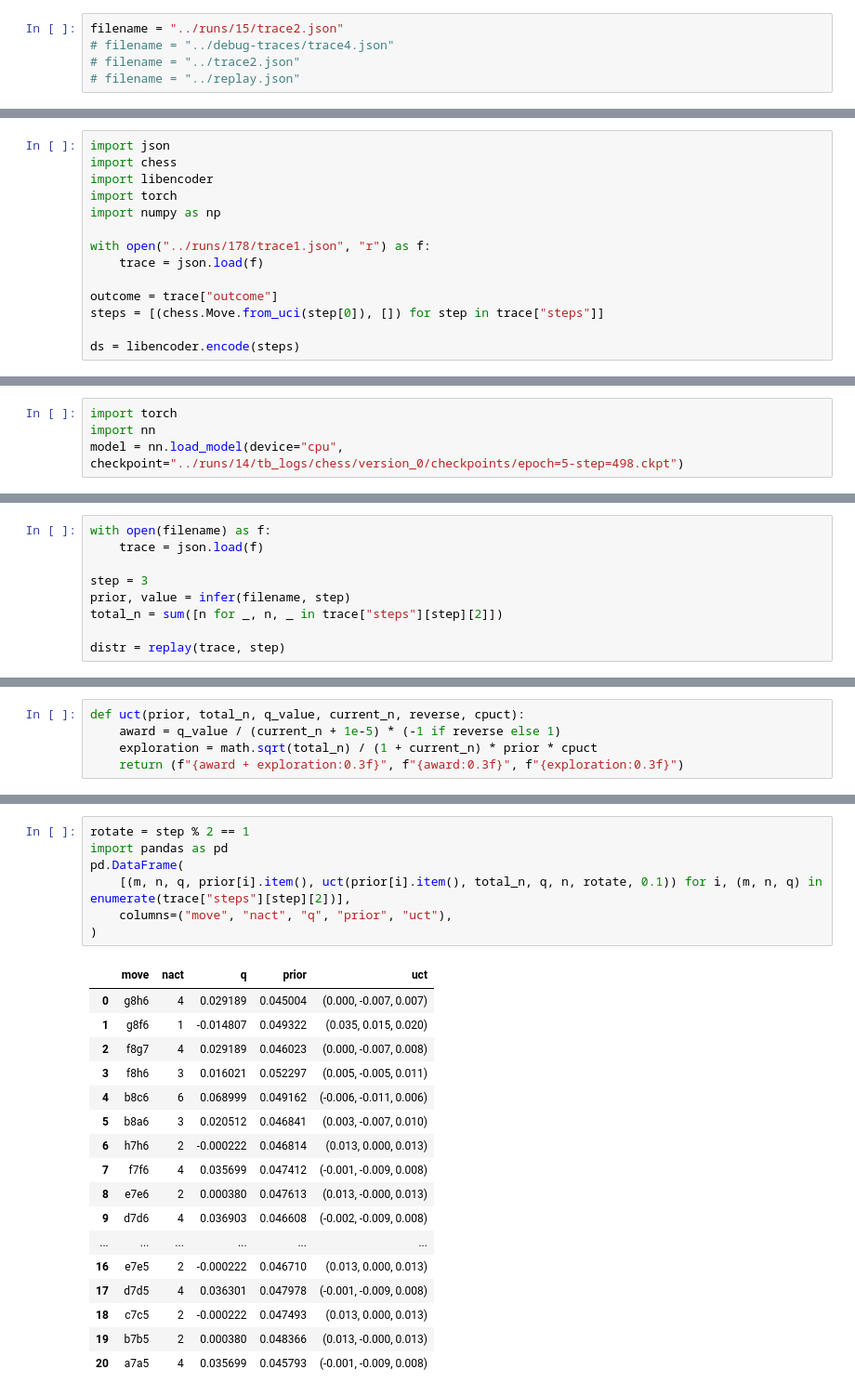
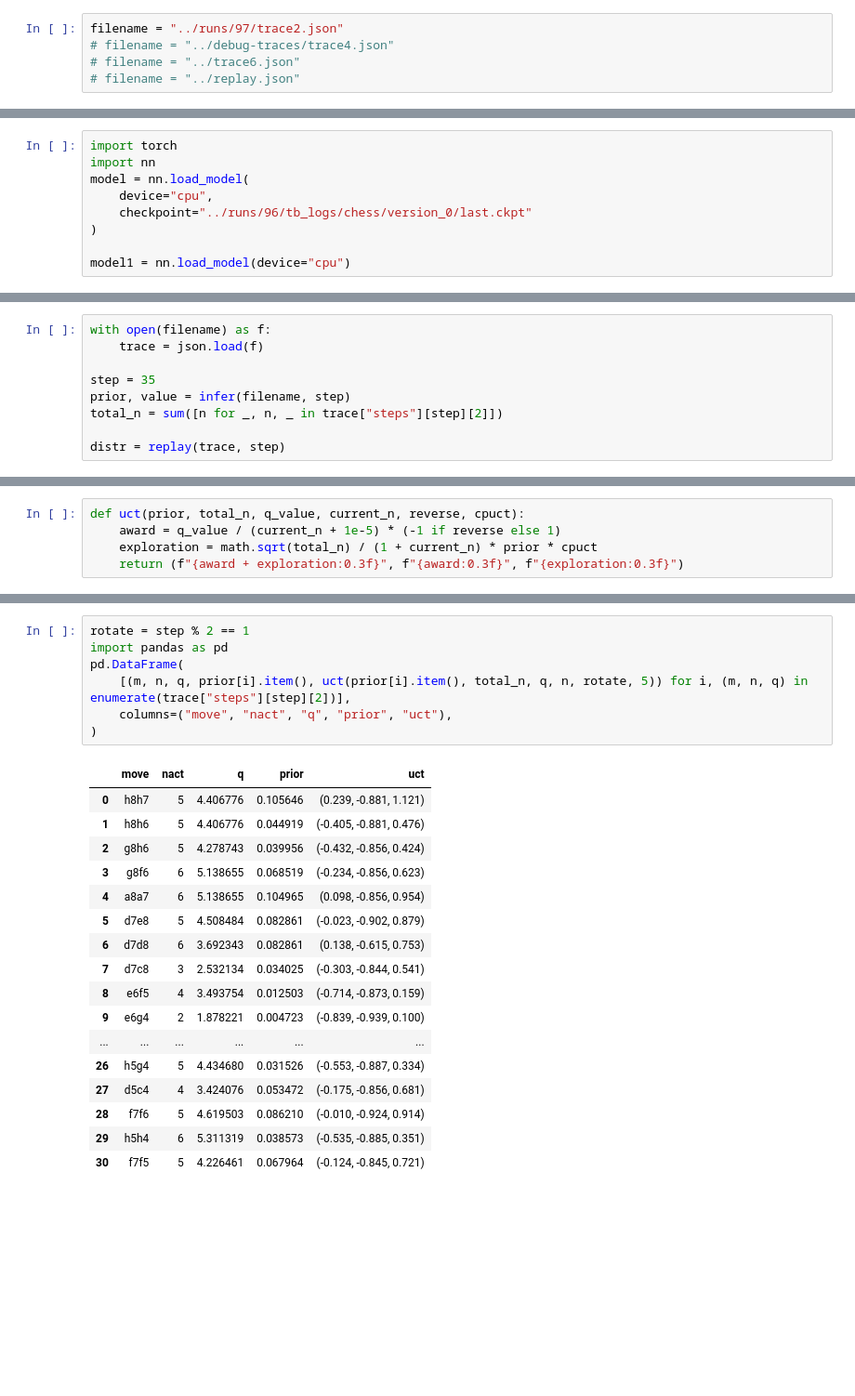
Before and after one commit to pierric/smart-chess-rust, a Jupyter notebook: scripts/visualize.ipynb, the cells around one changed output, grey strips where cells are left out. Shown: that part at 93% size. Saved outputs shown, nothing was run; the diff lists cells and outputs as text; blank space fills up the shorter version.

```diff
--- a/scripts/visualize.ipynb
+++ b/scripts/visualize.ipynb
@@ -22,7 +35,7 @@ def get_color(val):
 # %%
-filename = "../runs/15/trace2.json"
+filename = "../runs/97/trace2.json"
 # filename = "../debug-traces/trace4.json"
-# filename = "../trace2.json"
+# filename = "../trace6.json"
 # filename = "../replay.json"
 # %%
 with open(filename) as f:
@@ -109,14 +75,0 @@ outcome
-# %%
-import json
-import chess
-import libencoder
-import torch
-import numpy as np
-
-with open("../runs/178/trace1.json", "r") as f:
-    trace = json.load(f)
-
-outcome = trace["outcome"]
-steps = [(chess.Move.from_uci(step[0]), []) for step in trace["steps"]]
-
-ds = libencoder.encode(steps)
@@ -152,5 +84,10 @@ reload(libencoder)
 # %%
 import torch
 import nn
-model = nn.load_model(device="cpu", checkpoint="../runs/14/tb_logs/chess/version_0/checkpoints/epoch=5-step=498.ckpt")
+model = nn.load_model(
+    device="cpu",
+    checkpoint="../runs/96/tb_logs/chess/version_0/last.ckpt"
+)
+
+model1 = nn.load_model(device="cpu")
 # %% [output]
@@ -174,7 +111,7 @@ def infer(fn, index):
 with open(filename) as f:
     trace = json.load(f)
 
-step = 3
+step = 35
 prior, value = infer(filename, step)
 total_n = sum([n for _, n, _ in trace["steps"][step][2]])
 
@@ -197,25 +141,25 @@ def uct(prior, total_n, q_value, current_n, reverse, cpuct):
 # %%
 rotate = step % 2 == 1
 import pandas as pd
 pd.DataFrame(
-    [(m, n, q, prior[i].item(), uct(prior[i].item(), total_n, q, n, rotate, 0.1)) for i, (m, n, q) in enumerate(trace["steps"][step][2])],
+    [(m, n, q, prior[i].item(), uct(prior[i].item(), total_n, q, n, rotate, 5)) for i, (m, n, q) in enumerate(trace["steps"][step][2])],
     columns=("move", "nact", "q", "prior", "uct"),
 )
 # %% [output]
 |  | move | nact | q | prior | uct |
-| 0 | g8h6 | 4 | 0.029189 | 0.045004 | (0.000, -0.007, 0.007) |
-| 1 | g8f6 | 1 | -0.014807 | 0.049322 | (0.035, 0.015, 0.020) |
-| 2 | f8g7 | 4 | 0.029189 | 0.046023 | (0.000, -0.007, 0.008) |
-| 3 | f8h6 | 3 | 0.016021 | 0.052297 | (0.005, -0.005, 0.011) |
-| 4 | b8c6 | 6 | 0.068999 | 0.049162 | (-0.006, -0.011, 0.006) |
-| 5 | b8a6 | 3 | 0.020512 | 0.046841 | (0.003, -0.007, 0.010) |
-| 6 | h7h6 | 2 | -0.000222 | 0.046814 | (0.013, 0.000, 0.013) |
-| 7 | f7f6 | 4 | 0.035699 | 0.047412 | (-0.001, -0.009, 0.008) |
-| 8 | e7e6 | 2 | 0.000380 | 0.047613 | (0.013, -0.000, 0.013) |
-| 9 | d7d6 | 4 | 0.036903 | 0.046608 | (-0.002, -0.009, 0.008) |
+| 0 | h8h7 | 5 | 4.406776 | 0.105646 | (0.239, -0.881, 1.121) |
+| 1 | h8h6 | 5 | 4.406776 | 0.044919 | (-0.405, -0.881, 0.476) |
+| 2 | g8h6 | 5 | 4.278743 | 0.039956 | (-0.432, -0.856, 0.424) |
+| 3 | g8f6 | 6 | 5.138655 | 0.068519 | (-0.234, -0.856, 0.623) |
+| 4 | a8a7 | 6 | 5.138655 | 0.104965 | (0.098, -0.856, 0.954) |
+| 5 | d7e8 | 5 | 4.508484 | 0.082861 | (-0.023, -0.902, 0.879) |
+| 6 | d7d8 | 6 | 3.692343 | 0.082861 | (0.138, -0.615, 0.753) |
+| 7 | d7c8 | 3 | 2.532134 | 0.034025 | (-0.303, -0.844, 0.541) |
+| 8 | e6f5 | 4 | 3.493754 | 0.012503 | (-0.714, -0.873, 0.159) |
+| 9 | e6g4 | 2 | 1.878221 | 0.004723 | (-0.839, -0.939, 0.100) |
 | ... | ... | ... | ... | ... | ... |
-| 16 | e7e5 | 2 | -0.000222 | 0.046710 | (0.013, 0.000, 0.013) |
-| 17 | d7d5 | 4 | 0.036301 | 0.047978 | (-0.001, -0.009, 0.008) |
-| 18 | c7c5 | 2 | -0.000222 | 0.047493 | (0.013, 0.000, 0.013) |
-| 19 | b7b5 | 2 | 0.000380 | 0.048366 | (0.013, -0.000, 0.013) |
-| 20 | a7a5 | 4 | 0.035699 | 0.045793 | (-0.001, -0.009, 0.008) |
+| 26 | h5g4 | 5 | 4.434680 | 0.031526 | (-0.553, -0.887, 0.334) |
+| 27 | d5c4 | 4 | 3.424076 | 0.053472 | (-0.175, -0.856, 0.681) |
+| 28 | f7f6 | 5 | 4.619503 | 0.086210 | (-0.010, -0.924, 0.914) |
+| 29 | h5h4 | 6 | 5.311319 | 0.038573 | (-0.535, -0.885, 0.351) |
+| 30 | f7f5 | 5 | 4.226461 | 0.067964 | (-0.124, -0.845, 0.721) |
```
Also changed, not shown: parts of 30 cells of this notebook, 1 other file.
